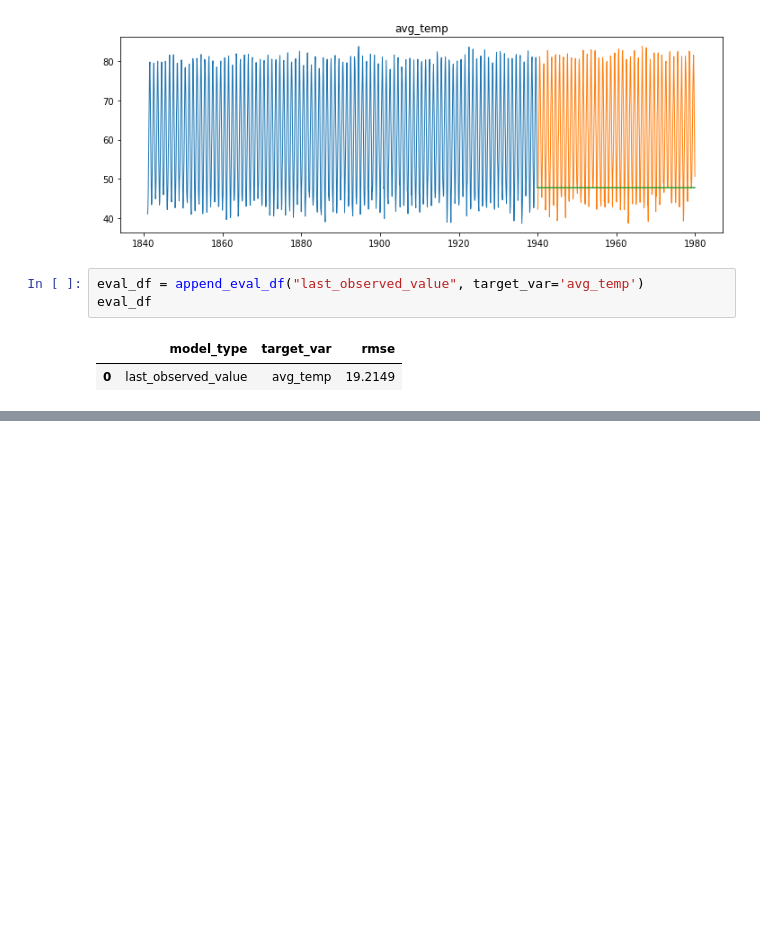
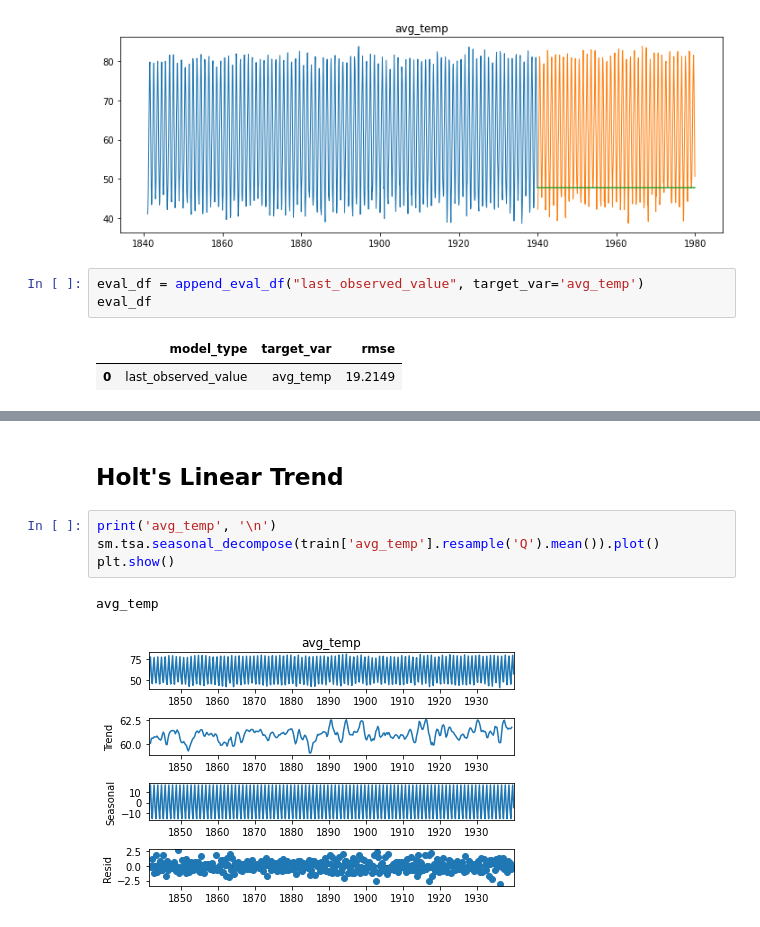
Before and after one commit to david-ryan-alviola/time-series-project, a Jupyter notebook: Sasebo Temperature Time Analysis.ipynb, the cells around one changed output, grey strips where cells are left out. Drawn from its saved outputs; the diff is of its cells as text; blank space fills up the shorter version.

```diff
--- a/Sasebo Temperature Time Analysis.ipynb
+++ b/Sasebo Temperature Time Analysis.ipynb
@@ -429,0 +541,9 @@ eval_df
+# %% [markdown]
+## Holt's Linear Trend
+# %%
+print('avg_temp', '\n')
+sm.tsa.seasonal_decompose(train['avg_temp'].resample('Q').mean()).plot()
+plt.show()
+# %% [output]
+avg_temp
+[figure, added]
```
Also changed, not shown: parts of 36 cells of this notebook, 1 other file.
